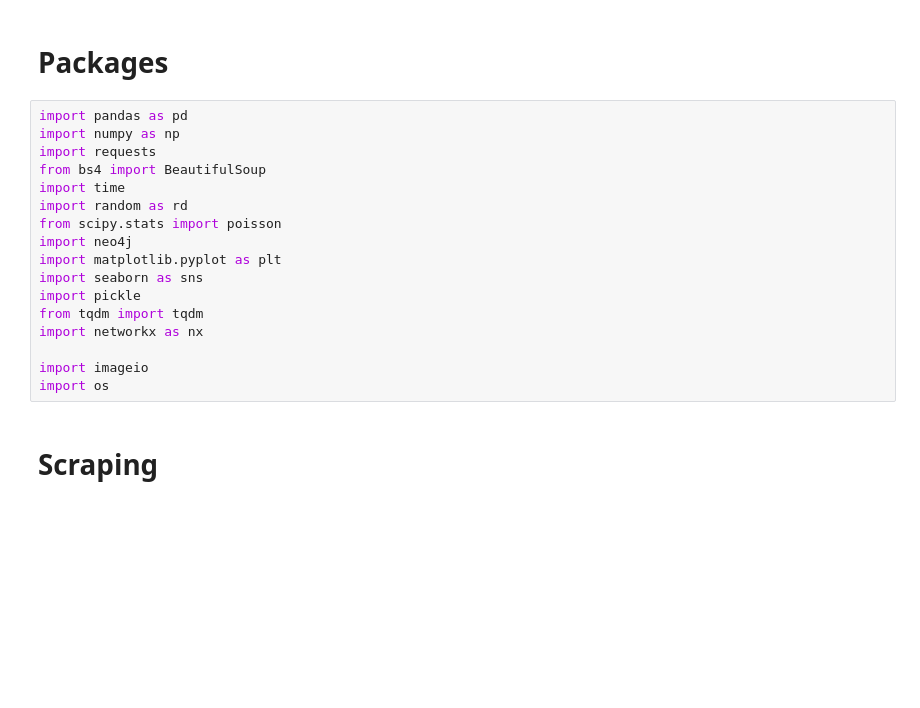
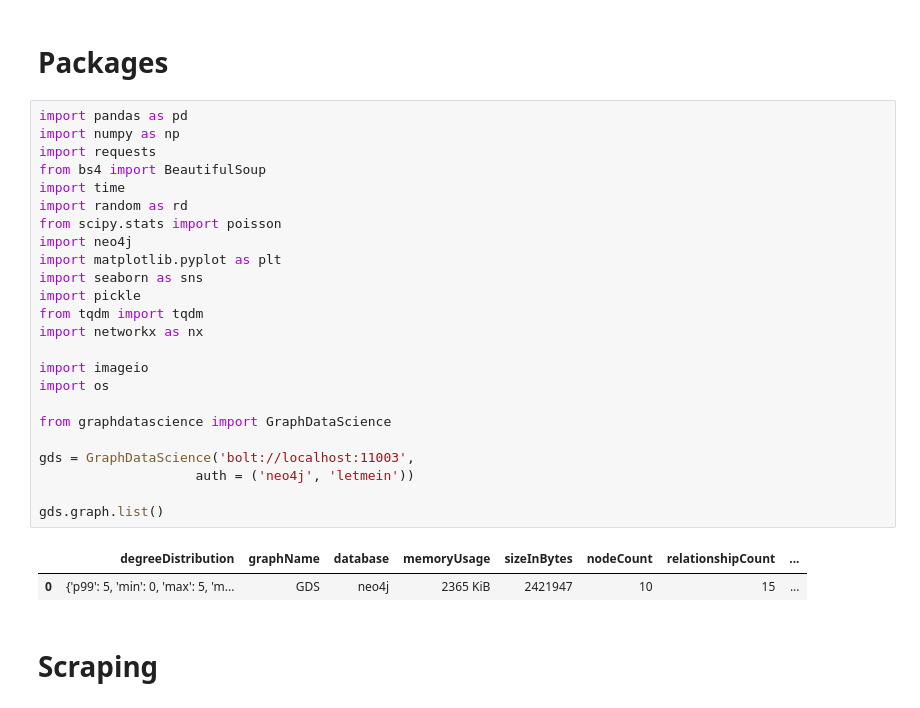
Before and after one commit to Transparency-Information-Language/tilt-graph-analyis, a Jupyter notebook: fake_data.ipynb, the cells around one changed output. Saved outputs shown, nothing was run; the diff lists cells and outputs as text; blank space fills up the shorter version.

```diff
--- a/fake_data.ipynb
+++ b/fake_data.ipynb
@@ -39,20 +39,30 @@ Similarities (categories clustern?)
 # %%
 import pandas as pd
 import numpy as np
 import requests
 from bs4 import BeautifulSoup
 import time
 import random as rd
 from scipy.stats import poisson
 import neo4j
 import matplotlib.pyplot as plt
 import seaborn as sns
 import pickle
 from tqdm import tqdm
 import networkx as nx
 
 import imageio
 import os
+
+from graphdatascience import GraphDataScience
+
+gds = GraphDataScience('bolt://localhost:11003',
+                    auth = ('neo4j', 'letmein'))
+
+gds.graph.list()
+# %% [output]
+|  | degreeDistribution | graphName | database | memoryUsage | sizeInBytes | nodeCount | relationshipCount | ... |
+| 0 | {'p99': 5, 'min': 0, 'max': 5, 'm... | GDS | neo4j | 2365 KiB | 2421947 | 10 | 15 | ... |
 # %% [markdown]
 # Scraping
 # %%
```
Also changed, not shown: parts of 7 cells of this notebook, 1 other file.
